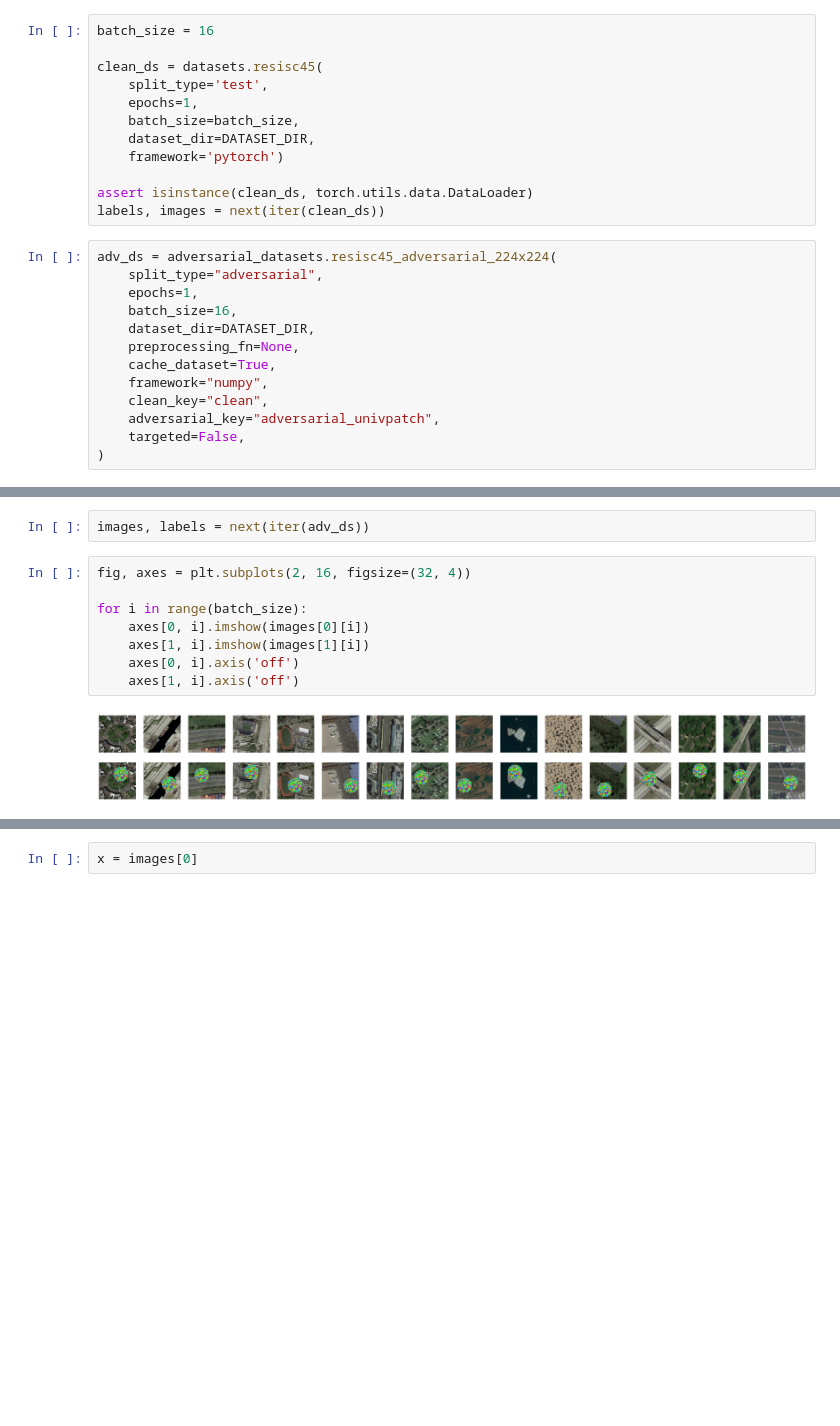
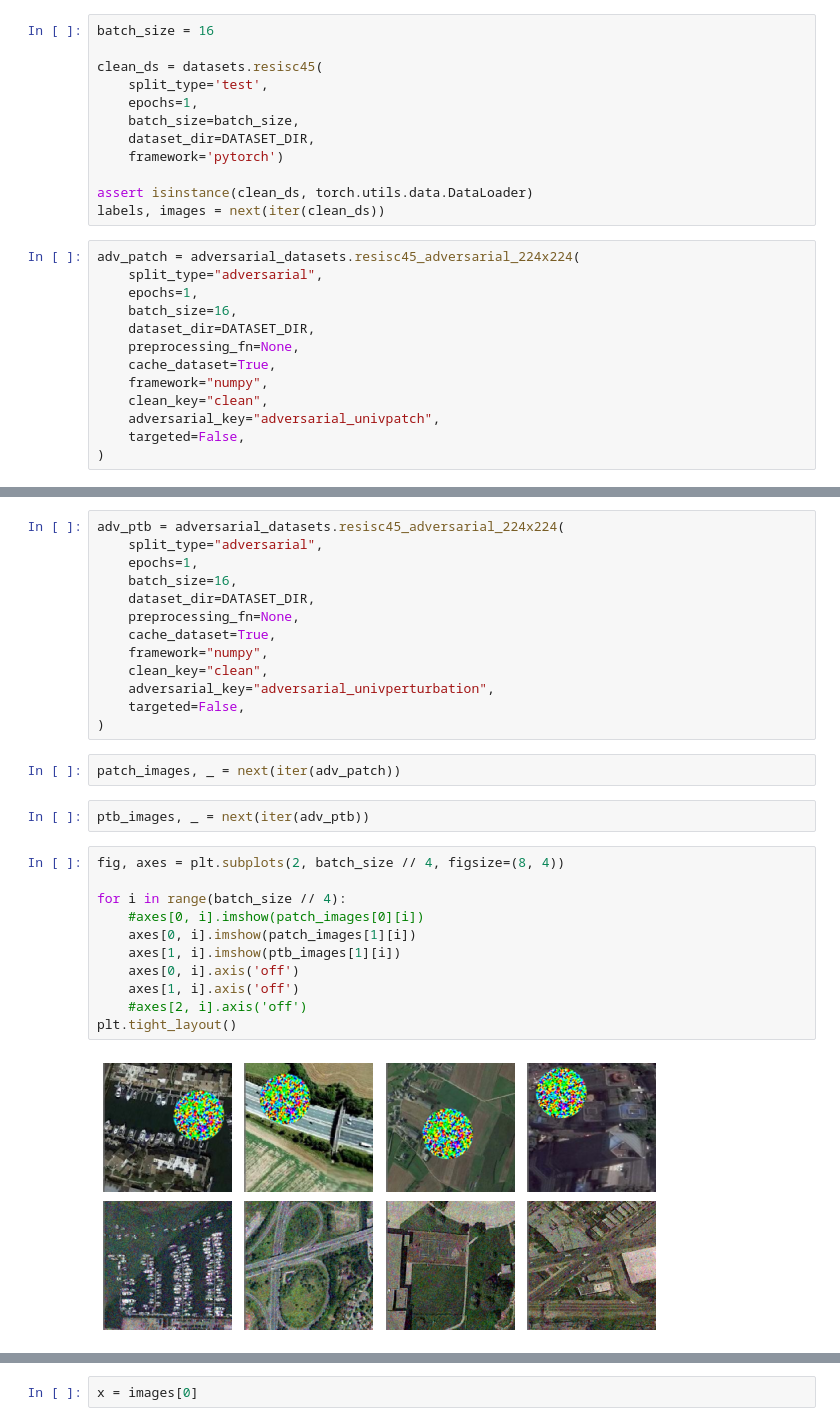
Before and after one commit to uoguelph-mlrg/armory-example, a Jupyter notebook: uog_exps/resisc45/inspect_resisc45.ipynb, the cells around one changed output, grey strips where cells are left out. Drawn from its saved outputs; the diff is of its cells as text; blank space fills up the shorter version.

```diff
--- a/uog_exps/resisc45/inspect_resisc45.ipynb
+++ b/uog_exps/resisc45/inspect_resisc45.ipynb
@@ -25,7 +25,7 @@ clean_ds = datasets.resisc45(
 assert isinstance(clean_ds, torch.utils.data.DataLoader)
 labels, images = next(iter(clean_ds))
 # %%
-adv_ds = adversarial_datasets.resisc45_adversarial_224x224(
+adv_patch = adversarial_datasets.resisc45_adversarial_224x224(
     split_type="adversarial",
     epochs=1,
     batch_size=16,
@@ -42,12 +40,30 @@ WARNING:tensorflow:From /opt/conda/lib/python3.7/site-packages/armory/data/datas
-# %%
-images, labels = next(iter(adv_ds))
+# %%
+adv_ptb = adversarial_datasets.resisc45_adversarial_224x224(
+    split_type="adversarial",
+    epochs=1,
+    batch_size=16,
+    dataset_dir=DATASET_DIR,
+    preprocessing_fn=None,
+    cache_dataset=True,
+    framework="numpy",
+    clean_key="clean",
+    adversarial_key="adversarial_univperturbation",
+    targeted=False,
+)
+# %%
+patch_images, _ = next(iter(adv_patch))
+# %%
+ptb_images, _ = next(iter(adv_ptb))
 # %%
-fig, axes = plt.subplots(2, 16, figsize=(32, 4))
+fig, axes = plt.subplots(2, batch_size // 4, figsize=(8, 4))
 
-for i in range(batch_size):
-    axes[0, i].imshow(images[0][i])
-    axes[1, i].imshow(images[1][i])
+for i in range(batch_size // 4):
+    #axes[0, i].imshow(patch_images[0][i])
+    axes[0, i].imshow(patch_images[1][i])
+    axes[1, i].imshow(ptb_images[1][i])
     axes[0, i].axis('off')
     axes[1, i].axis('off')
+    #axes[2, i].axis('off')
+plt.tight_layout()
 # %% [output]
-[figure, old version]
+[figure, new version]
```
Also changed, not shown: parts of 4 cells of this notebook, 2 other files.
